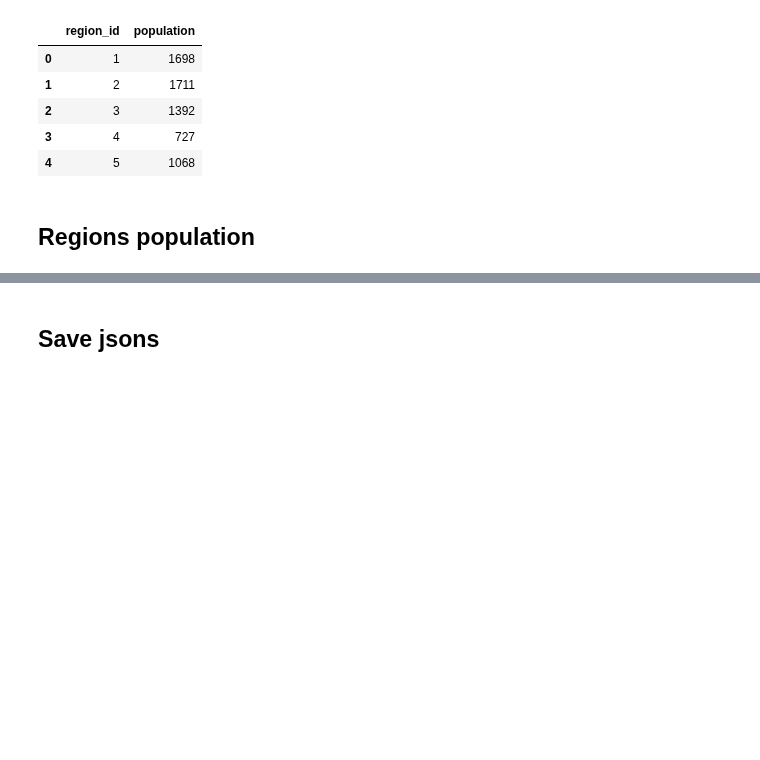
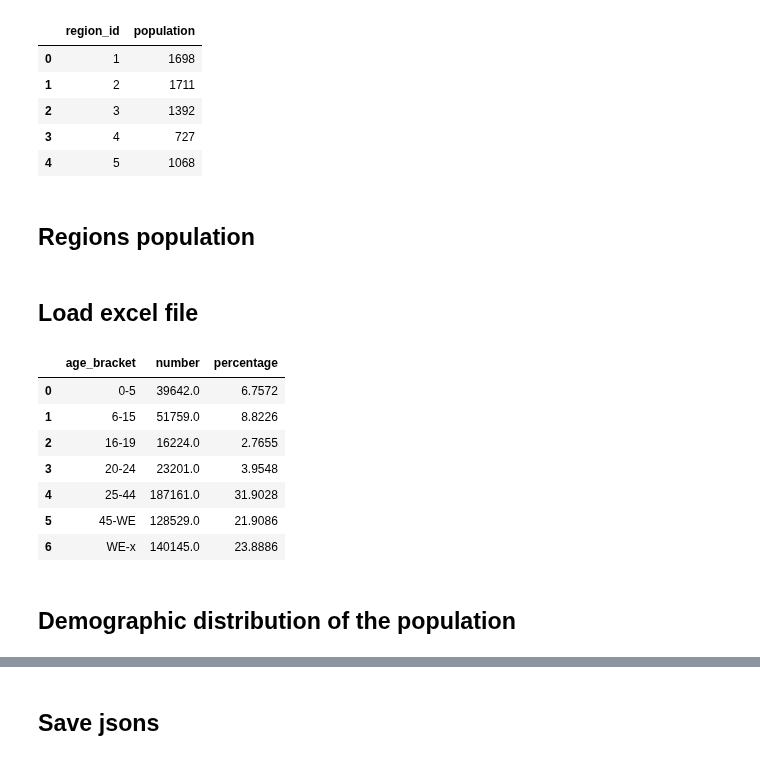
Before and after one commit to AgataSkibinska/urban-mobility-project, a Jupyter notebook: notebooks/mc_demography_abm/data_preparation.ipynb, the cells around one changed output, grey strips where cells are left out. Cells and saved outputs as stored; diff of their text form; code cells hidden in the pictures; blank space fills up the shorter version.

Commit message:
prob distributions

```diff
--- a/notebooks/mc_demography_abm/data_preparation.ipynb
+++ b/notebooks/mc_demography_abm/data_preparation.ipynb
@@ -364,3 +369,52 @@ for region_id in df_filtered['region_id']:
     poulation_distr[region_id] = population
 
 # poulation_distr
+# %% [markdown]
+## Load excel file
+# %%
+kbr_data_path = '../../data/raw/KBR_edited/'
+kbr_file_path = 'Etap_II_BIG_DATA_szacunki_liczby_mieszkancow_i_miejsc_pracy.xlsx'
+excel_sheet = 'Wrocław'
+
+df = pd.read_excel(os.path.join(kbr_data_path, kbr_file_path), excel_sheet, header=[379], engine='openpyxl')
+df = df.iloc[0:2]
+# %%
+chosen_cols = [
+    '0_5',
+    '6_15',
+    '16_19',
+    '20_24',
+    '25_44',
+    '45_WE',
+    'WE_x'
+]
+
+df_filtered = df[chosen_cols]
+
+df_filtered = df_filtered.T#pivot(index=chosen_cols, columns='column')
+df_filtered.reset_index(inplace=True)
+df_filtered.columns = ['age_bracket', 'number', 'percentage']
+
+age_bracket_map_dict = {
+    '0_5': '0-5',
+    '6_15': '6-15',
+    '16_19': '16-19',
+    '20_24': '20-24',
+    '25_44': '25-44',
+    '45_WE': '45-WE',
+    'WE_x': 'WE-x'
+}
+df_filtered.replace({'age_bracket': age_bracket_map_dict}, inplace=True)
+
+df_filtered
+# %% [output]
+|  | age_bracket | number | percentage |
+| 0 | 0-5 | 39642.0 | 6.7572 |
+| 1 | 6-15 | 51759.0 | 8.8226 |
+| 2 | 16-19 | 16224.0 | 2.7655 |
+| 3 | 20-24 | 23201.0 | 3.9548 |
+| 4 | 25-44 | 187161.0 | 31.9028 |
+| 5 | 45-WE | 128529.0 | 21.9086 |
+| 6 | WE-x | 140145.0 | 23.8886 |
+# %% [markdown]
+## Demographic distribution of the population
```
Also changed, not shown: parts of 12 cells of this notebook, 5 other files.
